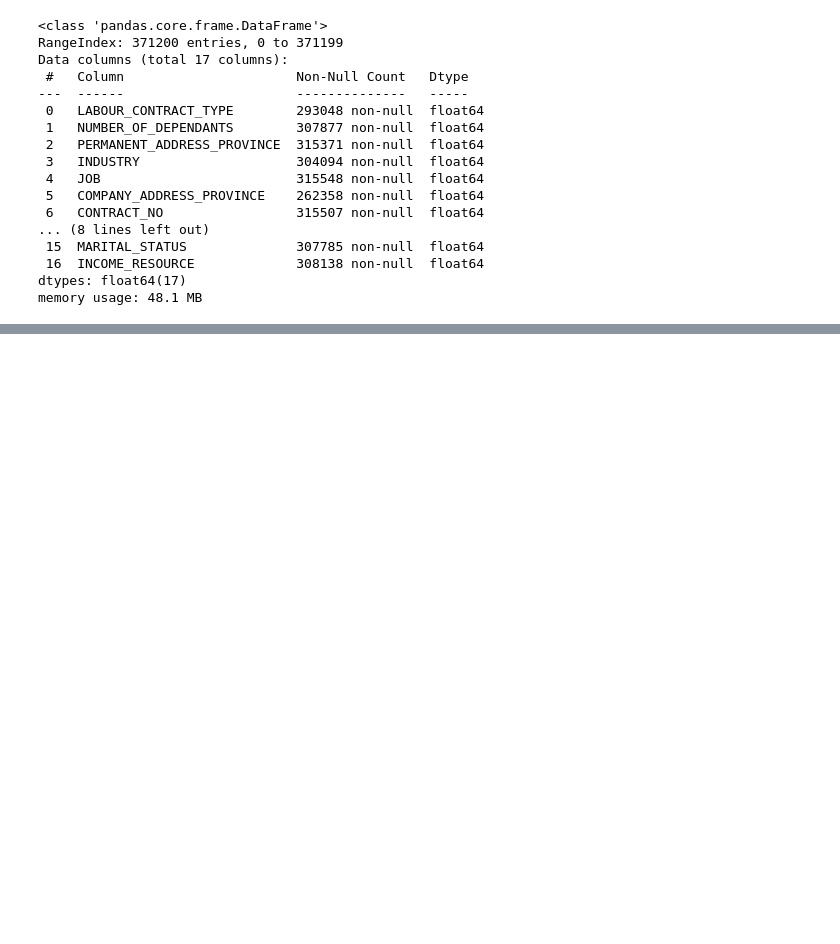
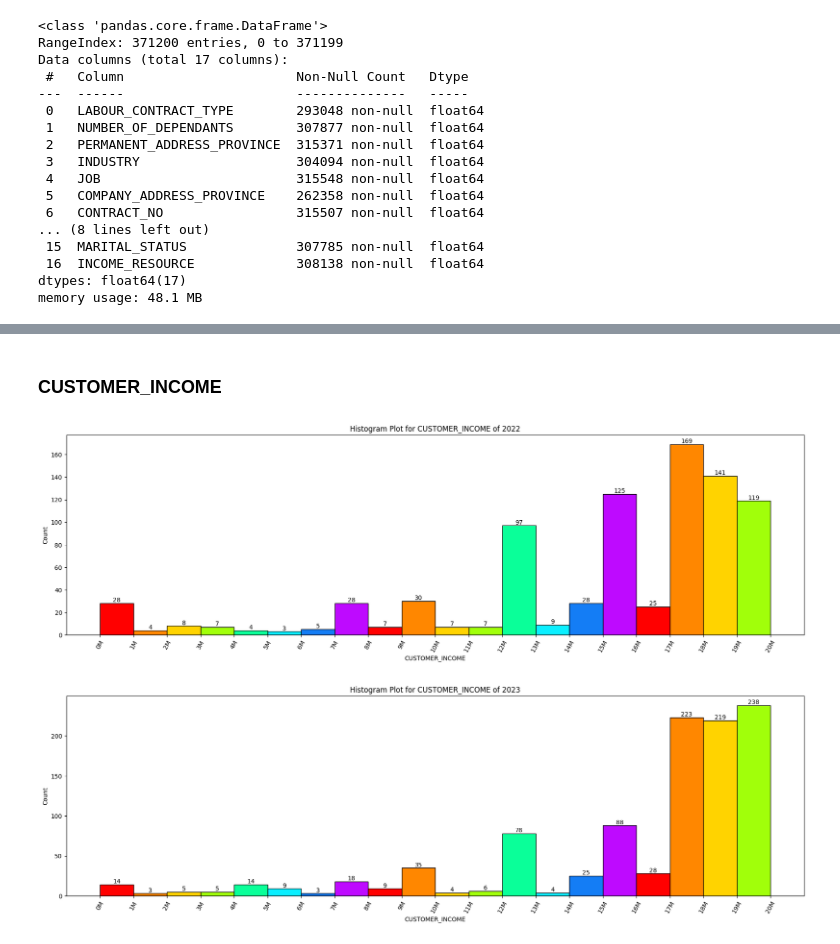
Before and after one commit to huynguyentuank22/RBAC_2024, a Jupyter notebook: main.ipynb, the cells around one changed output, grey strips where cells are left out. Drawn from its saved outputs; the diff is of its cells as text; code cells hidden in the pictures; blank space fills up the shorter version.

```diff
--- a/main.ipynb
+++ b/main.ipynb
@@ -52,0 +265,8 @@ memory usage: 48.1 MB
+# %% [markdown]
+### CUSTOMER_INCOME
+# %%
+hist_plot_1(merged_2022, 'CUSTOMER_INCOME', colors)
+hist_plot_1(merged_2023, 'CUSTOMER_INCOME', colors)
+# %% [output]
+[figure, added]
+[figure, added]
```
Also changed, not shown: parts of 17 cells of this notebook, 1 other file.
